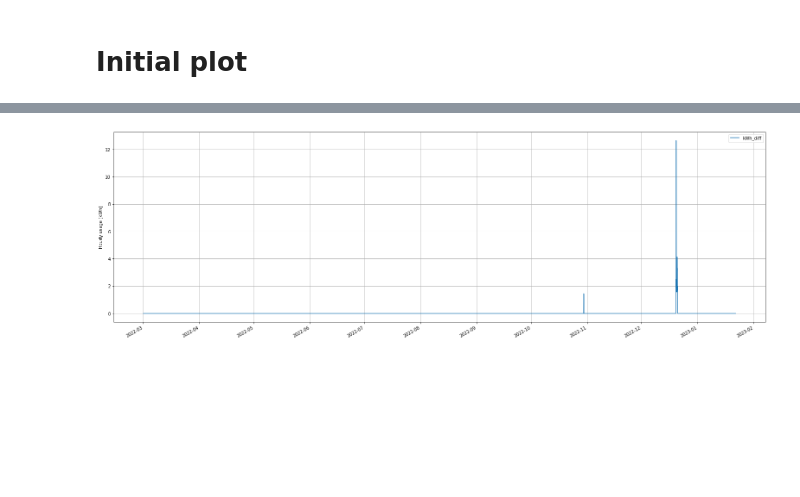
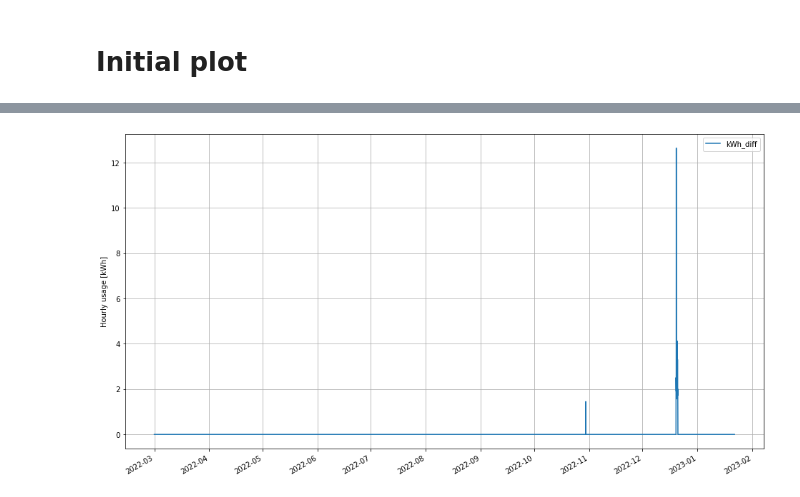
Before and after one commit to tjansson60/ewii-data-processing, a Jupyter notebook: process-ewii-data.ipynb, the cells around one changed output, grey strips where cells are left out. Saved outputs shown, nothing was run; the diff lists cells and outputs as text; code cells hidden in the pictures; blank space fills up the shorter version.

```diff
--- a/process-ewii-data.ipynb
+++ b/process-ewii-data.ipynb
@@ -168,13 +167,13 @@ Text(0.5, 0, '')
 # %%
 ax = df.plot(
     y='kWh_diff',
-    figsize=(27,9),
+    figsize=(16,9),
     grid=True,
     )
 ax.set_ylabel('Hourly usage [kWh]');
 ax.set_xlabel('');
 # %% [output]
-[figure, old version]
+[figure, new version]
 # %%
 df_plot_diff_zoom = df.loc['2022-12-19':'2022-12-21']
 ax = df_plot_diff_zoom.plot(
```
Also changed, not shown: parts of 4 cells of this notebook.
